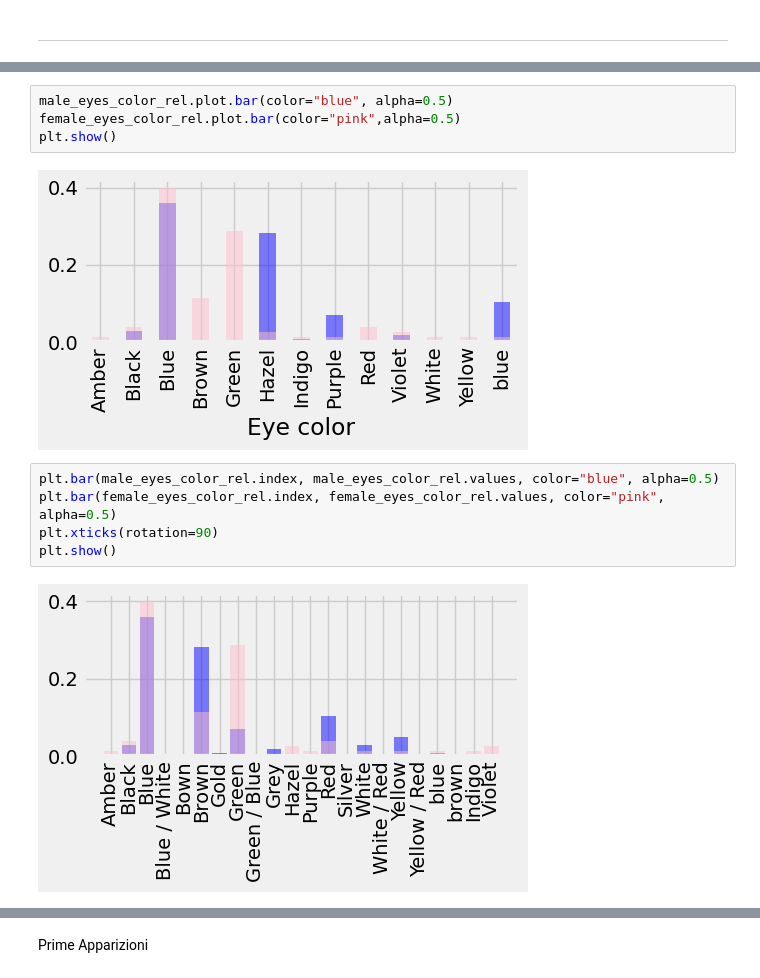
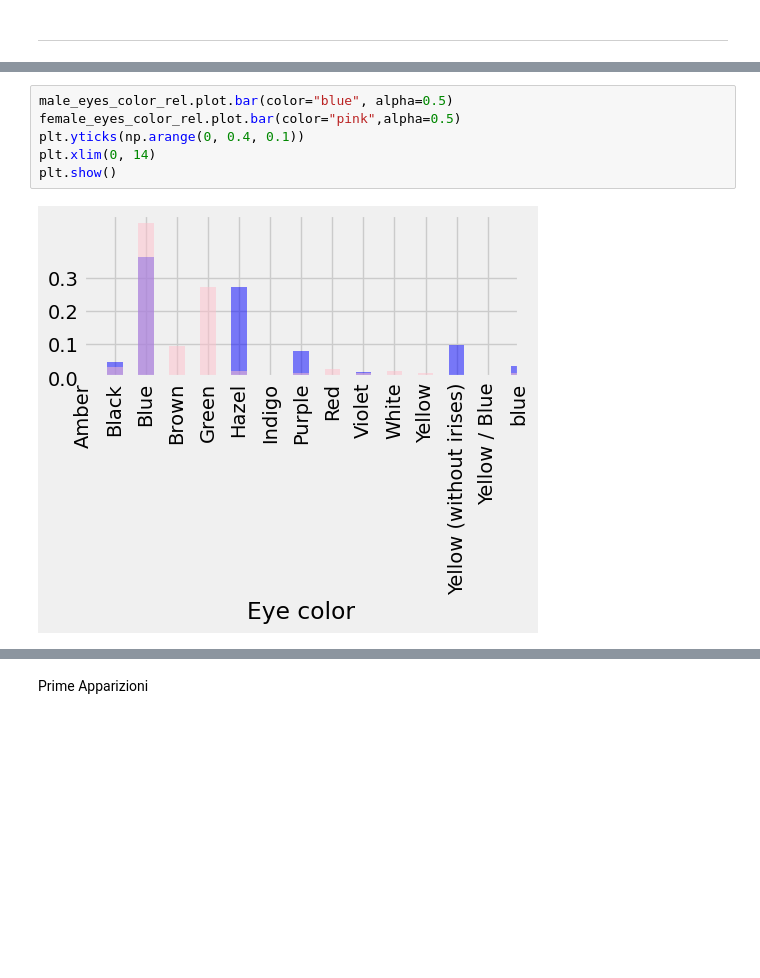
Before and after one commit to PippoZord/superhero-datascience, a Jupyter notebook: content/Esercitazioni/DatiFrequenze.ipynb, the cells around one changed output, grey strips where cells are left out. Drawn from its saved outputs; the diff is of its cells as text; blank space fills up the shorter version.

```diff
--- a/content/Esercitazioni/DatiFrequenze.ipynb
+++ b/content/Esercitazioni/DatiFrequenze.ipynb
@@ -235,13 +241,8 @@ plt.show()
 # %%
 male_eyes_color_rel.plot.bar(color="blue", alpha=0.5)
 female_eyes_color_rel.plot.bar(color="pink",alpha=0.5)
+plt.yticks(np.arange(0, 0.4, 0.1))
+plt.xlim(0, 14)
 plt.show()
 # %% [output]
-[figure, old version]
+[figure, new version]
-# %%
-plt.bar(male_eyes_color_rel.index, male_eyes_color_rel.values, color="blue", alpha=0.5)
-plt.bar(female_eyes_color_rel.index, female_eyes_color_rel.values, color="pink", alpha=0.5)
-plt.xticks(rotation=90)
-plt.show()
-# %% [output]
-[figure, removed]
```
Also changed, not shown: parts of 7 cells of this notebook, 1 other file.
